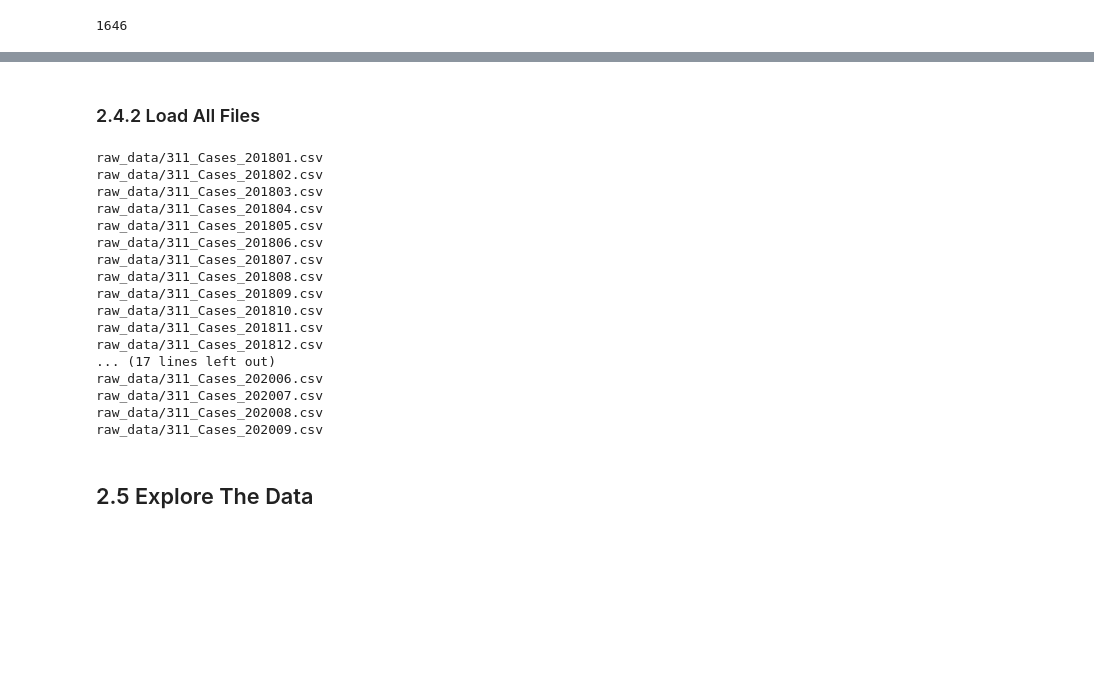
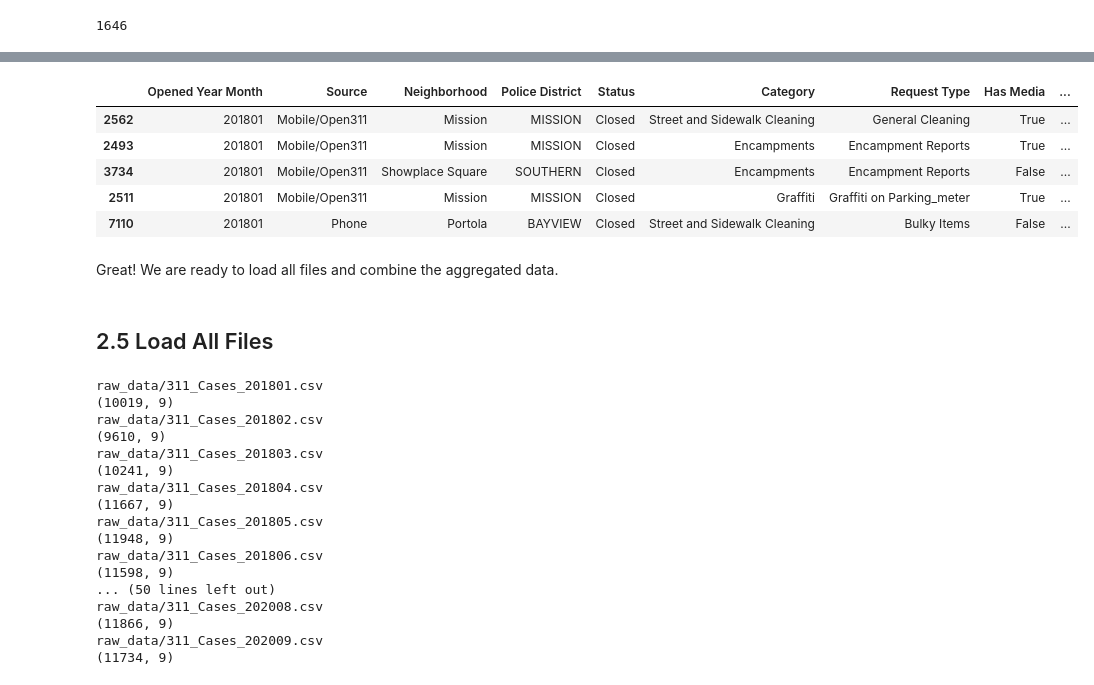
Before and after one commit to fontainelam/SF-PoliceIncidents-311-Housing, a Jupyter notebook: Wrangling_SF_311_data.ipynb, the cells around one changed output, grey strips where cells are left out. Saved outputs shown, nothing was run; the diff lists cells and outputs as text; code cells hidden in the pictures; blank space fills up the shorter version.

```diff
--- a/Wrangling_SF_311_data.ipynb
+++ b/Wrangling_SF_311_data.ipynb
@@ -190,0 +506,31 @@ memory usage: 5.6+ MB
+# %%
+def aggregate_monthly(df_monthly):
+    df_monthly['Opened'] = pd.to_datetime(df_monthly['Opened'])
+
+    df_monthly['Has Media'] = ~df_monthly['Media URL'].isna()
+
+    columns_to_drop = ['Address', 'Street', 'Latitude', 'Longitude', 'Point', 'Media URL', 'Supervisor District', 'Updated', 'Closed', 'Status Notes', 'Responsible Agency', 'Request Details']
+    df_monthly.drop(columns=columns_to_drop, inplace=True)
+
+    # Roll up Category values
+    df_monthly['Category'] = df_monthly['Category'].apply(lambda x : re.sub(r"General Request.*", "General Request", x))
+
+    # Roll up Request Type values
+    request_type_rollups = ['Construction Zone','Building','Streetlight','Sign']
+    for request_type in request_type_rollups:
+        repl = r''+request_type+".*"
+        df_monthly['Request Type'] = df_monthly['Request Type'].apply(lambda x : re.sub(repl, request_type, x))
+
+    # Create year-month
+    df_monthly['Opened Year Month'] = df_monthly['Opened'].dt.strftime('%Y%m')
+
+    # aggregated data
+    cols_to_groupby = ['Opened Year Month','Source','Neighborhood','Police District','Status','Category','Request Type','Has Media']
+    df_agg = df_monthly.groupby(cols_to_groupby).agg({'CaseID': 'count'})
+    df_agg.columns = ['Case Count']
+    df_agg = df_agg.reset_index()
+
+    return df_agg
+# %%
+# test the function against Jan 2018 data and we should see the same result
+df_test = aggregate_monthly( pd.read_csv('raw_data/311_Cases_201801.csv') )
@@ -191,10 +556,21 @@ memory usage: 5.6+ MB
+# %%
+df_test.sort_values('Case Count',ascending=False).head()
+# %% [output]
+|  | Opened Year Month | Source | Neighborhood | Police District | Status | Category | Request Type | Has Media | ... |
+| 2562 | 201801 | Mobile/Open311 | Mission | MISSION | Closed | Street and Sidewalk Cleaning | General Cleaning | True | ... |
+| 2493 | 201801 | Mobile/Open311 | Mission | MISSION | Closed | Encampments | Encampment Reports | True | ... |
+| 3734 | 201801 | Mobile/Open311 | Showplace Square | SOUTHERN | Closed | Encampments | Encampment Reports | False | ... |
+| 2511 | 201801 | Mobile/Open311 | Mission | MISSION | Closed | Graffiti | Graffiti on Parking_meter | True | ... |
+| 7110 | 201801 | Phone | Portola | BAYVIEW | Closed | Street and Sidewalk Cleaning | Bulky Items | False | ... |
+# %% [markdown]
+Great! We are ready to load all files and combine the aggregated data.
 # %% [markdown]
-### 2.4.2 Load All Files<a id='2.4.2_Load_All_Files'></a>
+## 2.5 Load All Files<a id='2.5_Load_All_Files'></a>
 # %%
 filename_prefix = 'raw_data/311_Cases_'
 filename_suffix = '.csv'
 
-case_data = pd.DataFrame()
+agg_311 = pd.DataFrame()
 
 # note that we only have data up to September 2020
 for year in [2018,2019,2020]:
@@ -202,28 +578,27 @@ for year in [2018,2019,2020]:
         if year == 2020 and month == 10:
             break
         filename = filename_prefix + str(year)+str(month).zfill(2) + filename_suffix
+        monthly_311 = pd.read_csv(filename, low_memory=False)
         print(filename)
-#    period_data = pd.read_csv(filename, low_memory=False)
-#    print(period_data.shape)
-#    print(period_data.info())
-#    case_data = case_data.append(period_data)
+        agg_monthly_311 = aggregate_monthly( monthly_311 )
+        print(agg_monthly_311.shape)
+#        print(monthly_311.info())
+        agg_311 = agg_311.append( agg_monthly_311, ignore_index=True )
 # %% [output]
 raw_data/311_Cases_201801.csv
+(10019, 9)
 raw_data/311_Cases_201802.csv
+(9610, 9)
 raw_data/311_Cases_201803.csv
+(10241, 9)
 raw_data/311_Cases_201804.csv
+(11667, 9)
 raw_data/311_Cases_201805.csv
+(11948, 9)
 raw_data/311_Cases_201806.csv
-raw_data/311_Cases_201807.csv
-raw_data/311_Cases_201808.csv
-raw_data/311_Cases_201809.csv
-raw_data/311_Cases_201810.csv
-raw_data/311_Cases_201811.csv
-raw_data/311_Cases_201812.csv
-... (17 lines left out)
-raw_data/311_Cases_202006.csv
-raw_data/311_Cases_202007.csv
+(11598, 9)
+... (50 lines left out)
 raw_data/311_Cases_202008.csv
+(11866, 9)
 raw_data/311_Cases_202009.csv
+(11734, 9)
-# %% [markdown]
-## 2.5 Explore The Data<a id='2.5_Explore_The_Data'></a>
```
Also changed, not shown: parts of 64 cells of this notebook, 2 other files.
